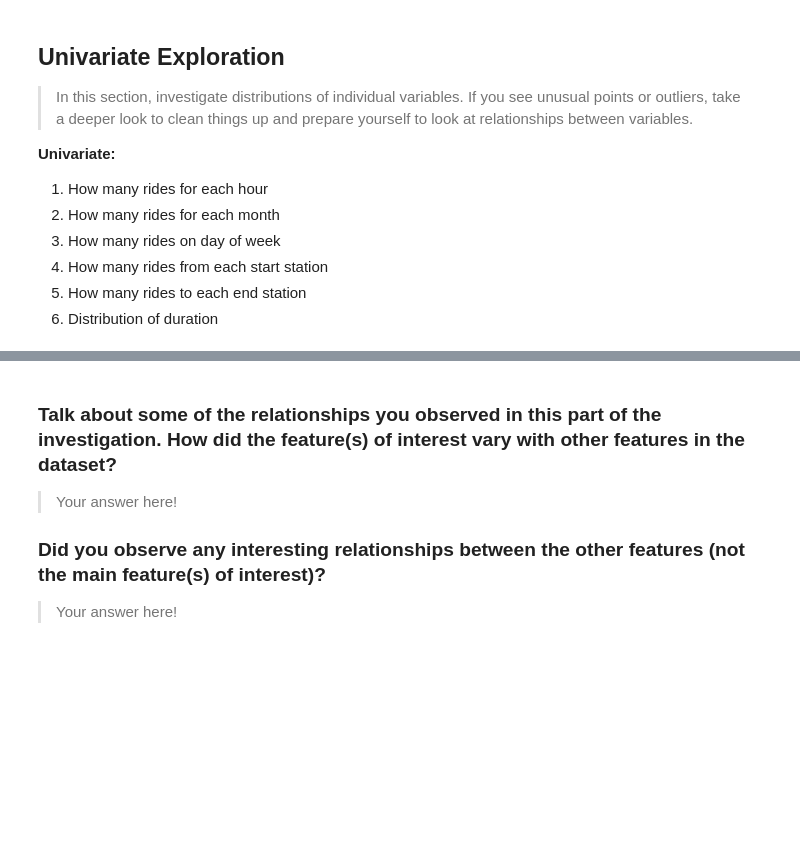
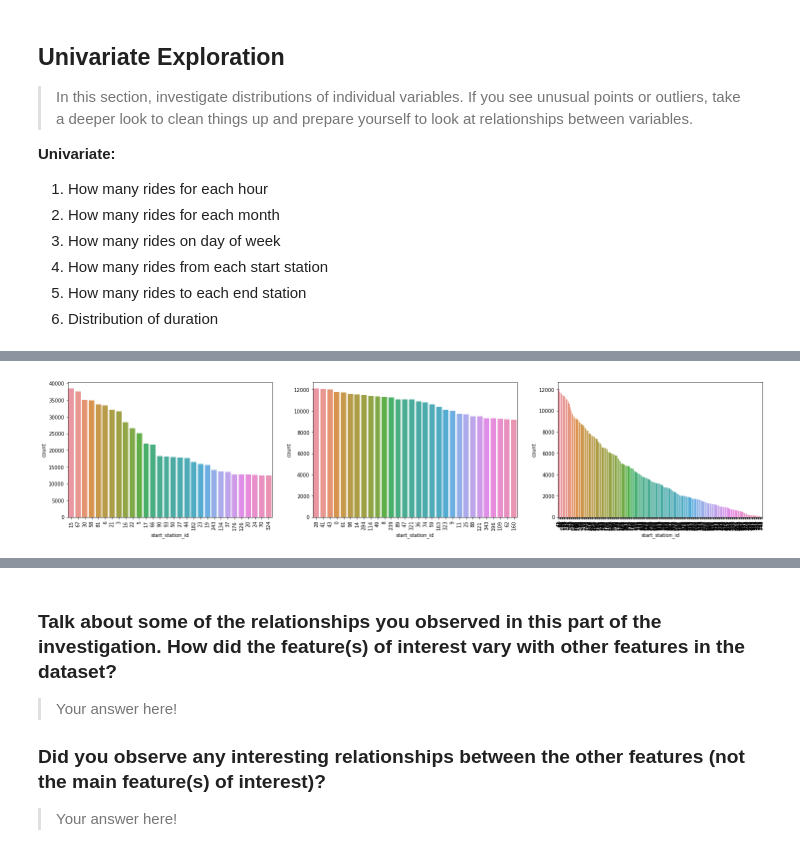
Before and after one commit to eherdter/FunData, a Jupyter notebook: FordGoBikeData_AnalysisVisualization/FordGoBike_DataVisualization.ipynb, the cells around one changed output, grey strips where cells are left out. Cells and saved outputs as stored; diff of their text form; code cells hidden in the pictures; blank space fills up the shorter version.

```diff
--- a/FordGoBikeData_AnalysisVisualization/FordGoBike_DataVisualization.ipynb
+++ b/FordGoBikeData_AnalysisVisualization/FordGoBike_DataVisualization.ipynb
@@ -279,0 +321,20 @@ you plan on investigating next.
+# %%
+plt.figure(figsize =[25,5])
+
+order = df1.start_station_id.value_counts().index[0:30]
+plt.subplot(1,3,1)
+sb.countplot(data=df1[df1['start_station_id'].isin(order)], x='start_station_id', order= order)
+plt.xticks(rotation=90);
+
+
+plt.subplot(1,3,2)
+order1 = df1.start_station_id.value_counts().index[31:61]
+sb.countplot(data=df1[df1['start_station_id'].isin(order1)], x='start_station_id', order= order1)
+plt.xticks(rotation=90);
+
+plt.subplot(1,3,3)
+order2 = df1.start_station_id.value_counts().index[32:]
+sb.countplot(data=df1[df1['start_station_id'].isin(order2)], x='start_station_id', order= order2)
+plt.xticks(rotation=90);
+# %% [output]
+[figure, added]
```
Also changed, not shown: parts of 29 cells of this notebook.
